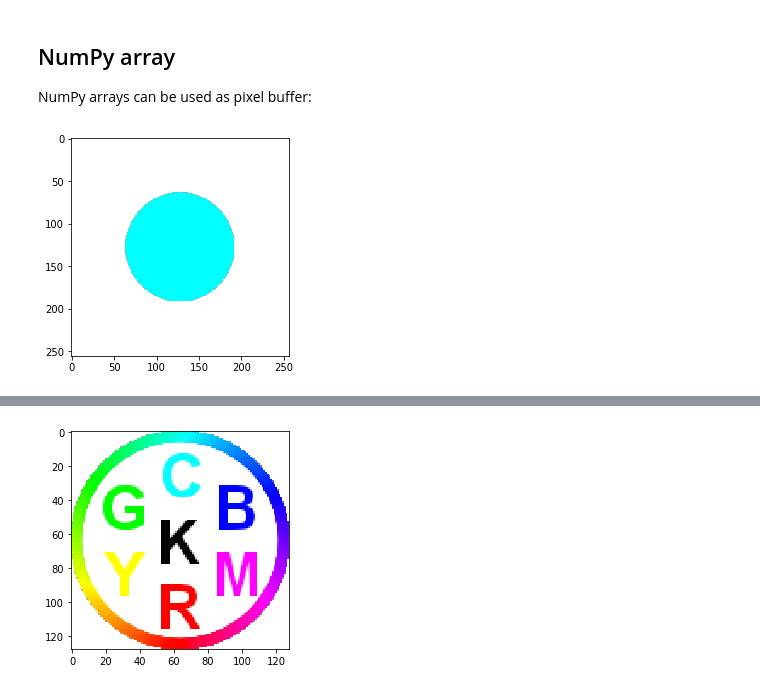
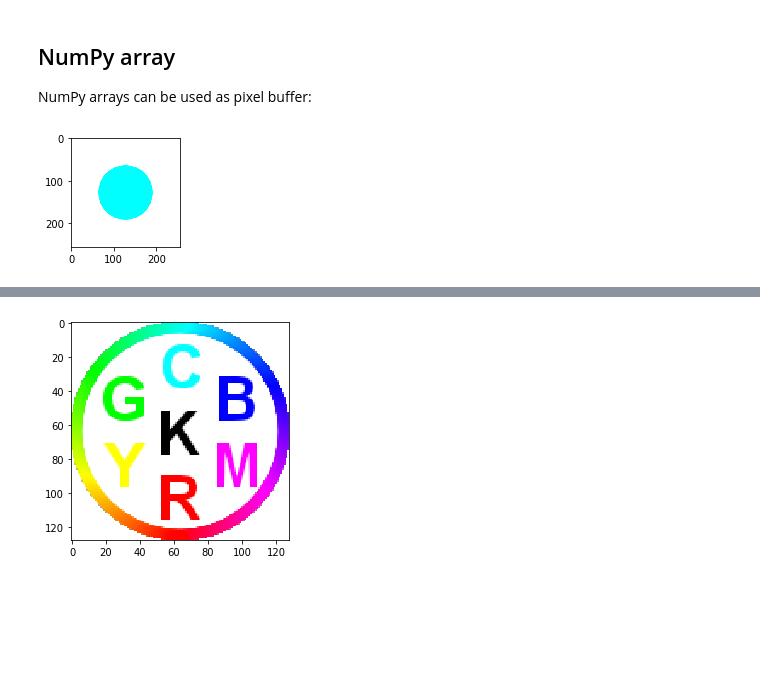
Before and after one commit to kyamagu/skia-python, a Jupyter notebook: notebooks/Python-Image-IO.ipynb, the cells around one changed output, grey strips where cells are left out. Drawn from its saved outputs; the diff is of its cells as text; code cells hidden in the pictures; blank space fills up the shorter version.

```diff
--- a/notebooks/Python-Image-IO.ipynb
+++ b/notebooks/Python-Image-IO.ipynb
@@ -45,14 +45,13 @@ with tempfile.TemporaryFile(suffix='.png') as f:
 NumPy arrays can be used as pixel buffer:
 # %%
 buffer = np.zeros((256, 256, 4), dtype=np.uint8)
-surface = skia.Surface(buffer)
+surface = skia.Surface(buffer, colorType=skia.kRGBA_8888_ColorType)
 canvas = surface.getCanvas()
-paint = skia.Paint()
-paint.setAntiAlias(True)
-paint.setColor(skia.ColorCYAN)
+paint = skia.Paint(AntiAlias=True, Color=skia.ColorCYAN)
 canvas.drawCircle((128, 128), 64, paint)
 
+plt.figure(figsize=(2, 2))
 plt.imshow(buffer)
 plt.show()
 # %% [output]
-[figure, old version]
+[figure, new version]
```
Also changed, not shown: parts of 8 cells of this notebook, 16 other files.
